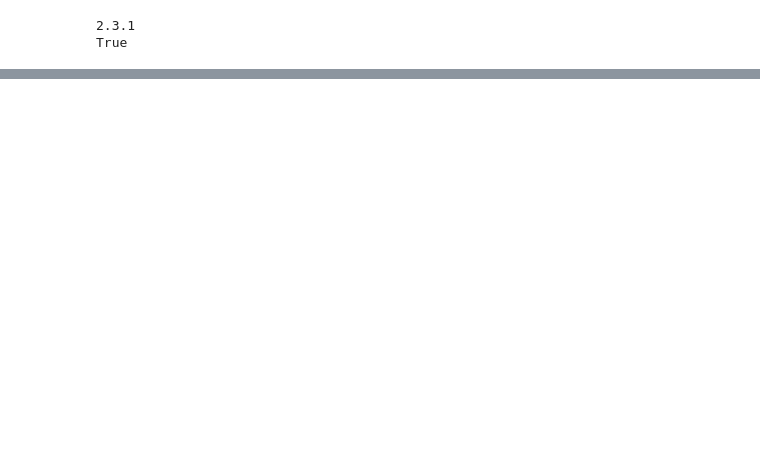
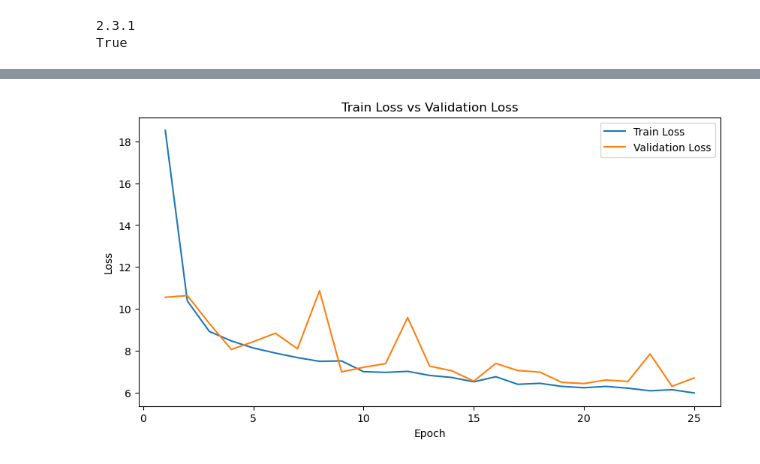
Before and after one commit to mmalek06/bounding-box-detection-ham1000, a Jupyter notebook: 1_basic.ipynb, the cells around one changed output, grey strips where cells are left out. Saved outputs shown, nothing was run; the diff lists cells and outputs as text; code cells hidden in the pictures; blank space fills up the shorter version.

```diff
--- a/1_basic.ipynb
+++ b/1_basic.ipynb
@@ -18,7 +22,7 @@ True
 transform = transforms.Compose([
     transforms.ToTensor()
 ])
-dataset = CocoDetection(
+dataset = CocoDetectionWithFilenames(
     root=os.path.join("data", "images"),
     annFile=os.path.join("data", "coco_annotations.json"),
     transform=transform
@@ -27,9 +31,10 @@ train_size = int(0.7 * len(dataset))
 valid_size = int(0.15 * len(dataset))
 test_size = len(dataset) - train_size - valid_size
 train_dataset, valid_dataset, test_dataset = torch.utils.data.random_split(dataset, [train_size, valid_size, test_size])
-train_loader = torch.utils.data.DataLoader(train_dataset, batch_size=32, shuffle=True, num_workers=4)
-valid_loader = torch.utils.data.DataLoader(valid_dataset, batch_size=32, shuffle=False, num_workers=4)
-test_loader = torch.utils.data.DataLoader(test_dataset, batch_size=32, shuffle=False, num_workers=4)
+num_workers = os.cpu_count()
+train_loader = torch.utils.data.DataLoader(train_dataset, batch_size=32, shuffle=True, num_workers=num_workers)
+valid_loader = torch.utils.data.DataLoader(valid_dataset, batch_size=32, shuffle=False, num_workers=num_workers)
+test_loader = torch.utils.data.DataLoader(test_dataset, batch_size=32, shuffle=False, num_workers=num_workers)
 device = torch.device("cuda" if torch.cuda.is_available() else "cpu")
 
 print(device)
@@ -95,12 +100,16 @@ criterion = nn.SmoothL1Loss()
 optimizer = optim.Adam(model.parameters(), lr=0.001)
 # %%
 num_epochs = 25
+train_losses = []
+val_losses = []
 
 for epoch in range(num_epochs):
     model.train()
     running_loss = 0.0
 
-    for images, targets in train_loader:
+    train_loader_tqdm = tqdm(train_loader, desc=f"Epoch {epoch + 1}/{num_epochs} - Training")
+
+    for images, targets in train_loader_tqdm:
         images = images.to(device)
         bboxes = extract_bboxes(targets)
         bboxes = torch.stack(bboxes).to(device)
@@ -115,22 +124,32 @@ for epoch in range(num_epochs):
 
         running_loss += loss.item()
 
-    print(f"Epoch {epoch + 1}, Loss: {running_loss / len(train_loader)}")
+        train_loader_tqdm.set_postfix({"Train Loss": running_loss / len(train_loader)})
 
+    epoch_train_loss = running_loss / len(train_loader)
+
+    train_losses.append(epoch_train_loss)
+    print(f"Epoch {epoch + 1}, Loss: {epoch_train_loss}")
     model.eval()
 
     val_loss = 0.0
+    valid_loader_tqdm = tqdm(valid_loader, desc=f"Epoch {epoch + 1}/{num_epochs} - Validation")
 
     with torch.no_grad():
-        for images, targets in valid_loader:
+        for images, targets in valid_loader_tqdm:
             images = images.to(device)
-            bboxes = [extract_bboxes(target) for target in targets]
+            bboxes = extract_bboxes(targets)
             bboxes = torch.stack(bboxes).to(device)
             outputs = model(images)
             loss = criterion(outputs, bboxes)
             val_loss += loss.item()
 
-    print(f"Validation Loss: {val_loss / len(valid_loader)}")
+            valid_loader_tqdm.set_postfix({"Val Loss": val_loss / len(valid_loader)})
+
+    epoch_val_loss = val_loss / len(valid_loader)
+
+    val_losses.append(epoch_val_loss)
+    print(f"Validation Loss: {epoch_val_loss}")
 
 print("Training complete")
 # %% [output]
@@ -138,0 +169,14 @@ TypeError: string indices must be integers, not 'str'
+# %%
+plt.figure(figsize=(10, 5))
+
+epochs = range(1, num_epochs + 1)
+
+sns.lineplot(x=epochs, y=train_losses, label="Train Loss")
+sns.lineplot(x=epochs, y=val_losses, label="Validation Loss")
+plt.xlabel("Epoch")
+plt.ylabel("Loss")
+plt.title("Train Loss vs Validation Loss")
+plt.legend()
+plt.show()
+# %% [output]
+[figure, added]
```
Also changed, not shown: parts of 5 cells of this notebook, 4 other files.
